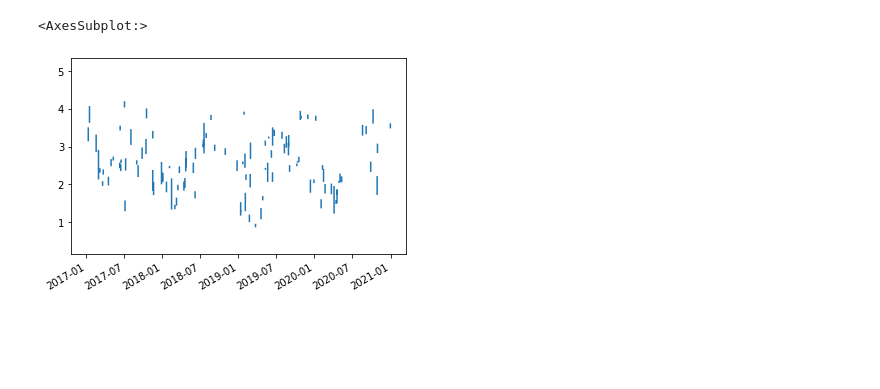
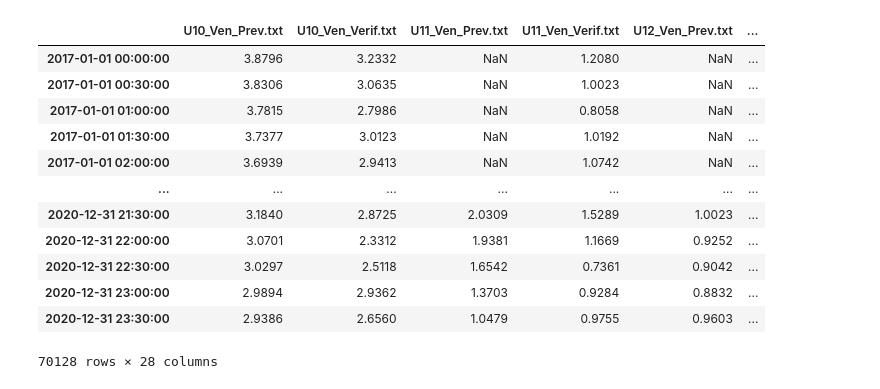
Before and after one commit to silasyl/DatathONS-Time2, a Jupyter notebook: Analise_SARIMAX.ipynb, the cells around one changed output. Saved outputs shown, nothing was run; the diff lists cells and outputs as text; code cells hidden in the pictures; blank space fills up the shorter version.

```diff
--- a/Analise_SARIMAX.ipynb
+++ b/Analise_SARIMAX.ipynb
@@ -54,5 +39,17 @@ df
-# %%
-df.iloc[:,1].plot()
-# %% [output]
-<AxesSubplot:>
-[figure, removed]
+# %%
+data = read_wind_data()
+data
+# %% [output]
+|  | U10_Ven_Prev.txt | U10_Ven_Verif.txt | U11_Ven_Prev.txt | U11_Ven_Verif.txt | U12_Ven_Prev.txt | ... |
+| 2017-01-01 00:00:00 | 3.8796 | 3.2332 | NaN | 1.2080 | NaN | ... |
+| 2017-01-01 00:30:00 | 3.8306 | 3.0635 | NaN | 1.0023 | NaN | ... |
+| 2017-01-01 01:00:00 | 3.7815 | 2.7986 | NaN | 0.8058 | NaN | ... |
+| 2017-01-01 01:30:00 | 3.7377 | 3.0123 | NaN | 1.0192 | NaN | ... |
+| 2017-01-01 02:00:00 | 3.6939 | 2.9413 | NaN | 1.0742 | NaN | ... |
+| ... | ... | ... | ... | ... | ... | ... |
+| 2020-12-31 21:30:00 | 3.1840 | 2.8725 | 2.0309 | 1.5289 | 1.0023 | ... |
+| 2020-12-31 22:00:00 | 3.0701 | 2.3312 | 1.9381 | 1.1669 | 0.9252 | ... |
+| 2020-12-31 22:30:00 | 3.0297 | 2.5118 | 1.6542 | 0.7361 | 0.9042 | ... |
+| 2020-12-31 23:00:00 | 2.9894 | 2.9362 | 1.3703 | 0.9284 | 0.8832 | ... |
+| 2020-12-31 23:30:00 | 2.9386 | 2.6560 | 1.0479 | 0.9755 | 0.9603 | ... |
+70128 rows × 28 columns
```
Also changed, not shown: parts of 4 cells of this notebook.
